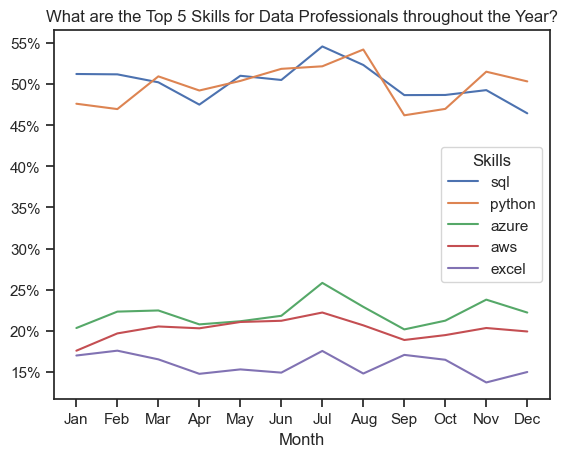
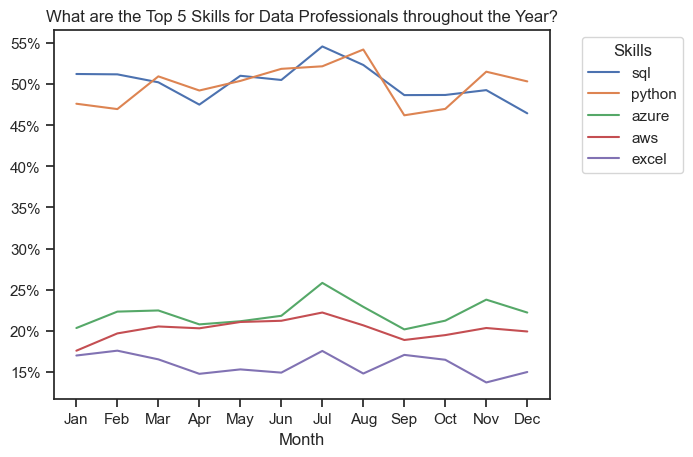
Unified diff of the notebook cell whose output changed from the first chart to the second:
--- before
+++ after
@@ -1,4 +1,2 @@
-# Plot top 5 skills on line graph using Seaborn
-# Top 5 skills (columns) are accessed with .iloc method
 sns.lineplot(
     data=data_percentage_subset,
@@ -9,4 +7,6 @@
 plt.legend(title="Skills"); # Add title to legend
 plt.xlabel("Month")
+plt.legend(title="Skills", bbox_to_anchor=(1.05, 1), loc='upper left') # Make legend sit outside plot on top right by anchoring top left of legend box
+
 # plt.ylabel("Percentage of Jobs") commented out as y axis is self-explanatory
 plt.gca().yaxis.set_major_formatter(mtick.PercentFormatter(decimals=0)) # Add percentage sign to y axis ticks

Commit: Complete walkthrouhgh text of file 3_Trend_skills_through_year